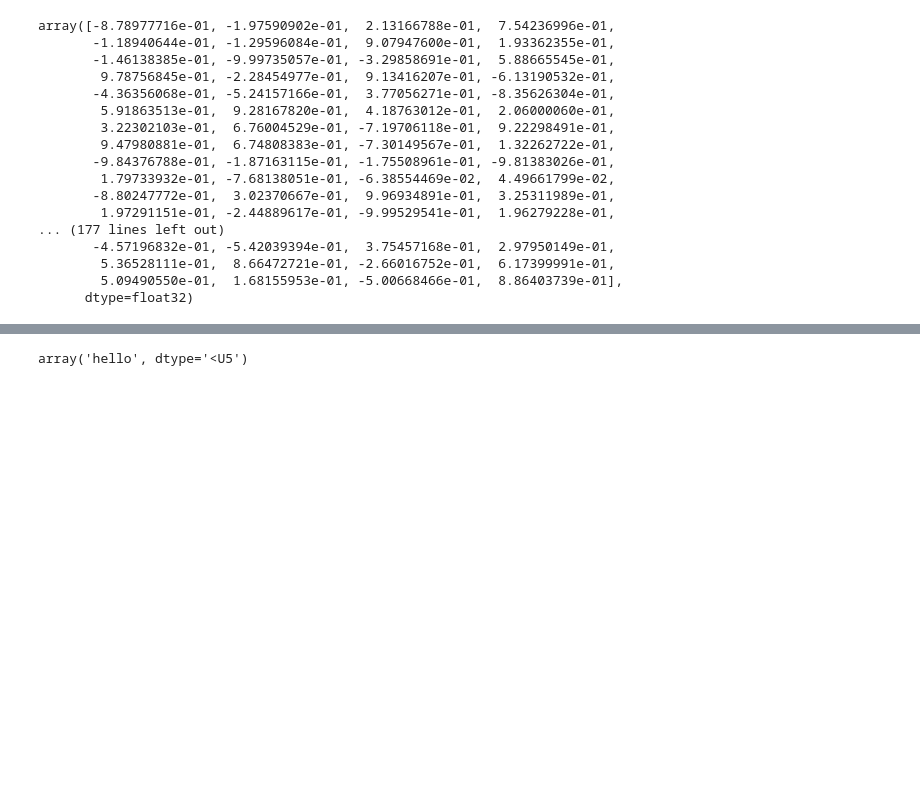
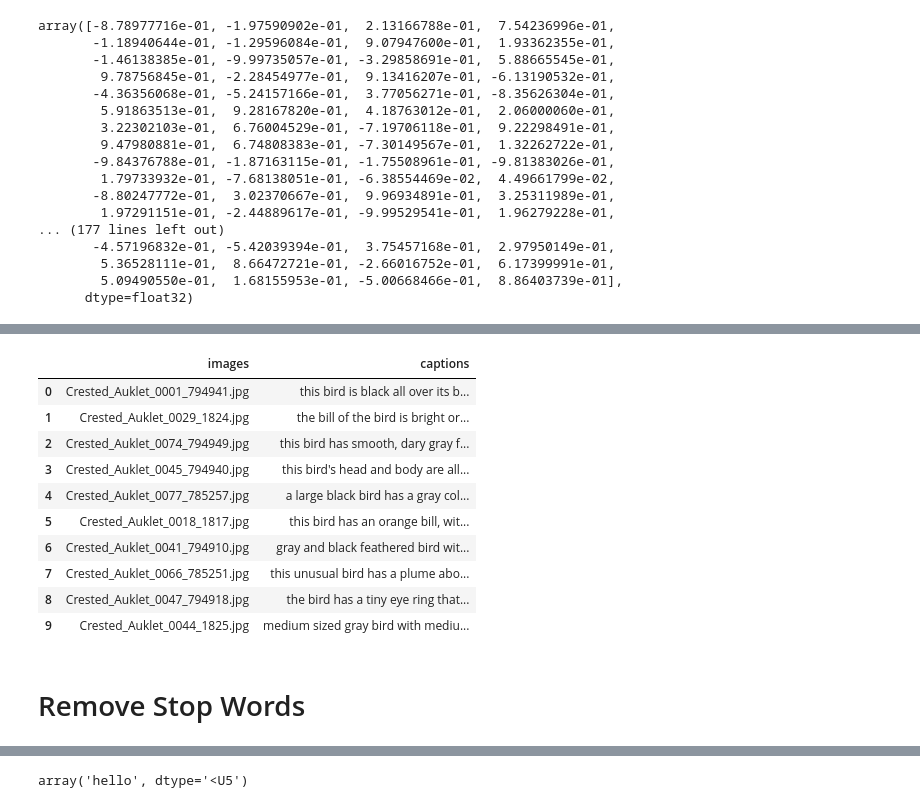
Before and after one commit to AhmedTammaa/text-to-image-GAN, a Jupyter notebook: Bert_embeddings.ipynb, the cells around one changed output, grey strips where cells are left out. Saved outputs shown, nothing was run; the diff lists cells and outputs as text; code cells hidden in the pictures; blank space fills up the shorter version.

```diff
--- a/Bert_embeddings.ipynb
+++ b/Bert_embeddings.ipynb
@@ -53,0 +66,16 @@ array([[0., 0., 0., 0., 0., 0., 0., 0., 0., 0., 0., 0., 0., 0., 0., 0.,
+# %%
+cleaned_final.head(10)
+# %% [output]
+|  | images | captions |
+| 0 | Crested_Auklet_0001_794941.jpg | this bird is black all over its b... |
+| 1 | Crested_Auklet_0029_1824.jpg | the bill of the bird is bright or... |
+| 2 | Crested_Auklet_0074_794949.jpg | this bird has smooth, dary gray f... |
+| 3 | Crested_Auklet_0045_794940.jpg | this bird's head and body are all... |
+| 4 | Crested_Auklet_0077_785257.jpg | a large black bird has a gray col... |
+| 5 | Crested_Auklet_0018_1817.jpg | this bird has an orange bill, wit... |
+| 6 | Crested_Auklet_0041_794910.jpg | gray and black feathered bird wit... |
+| 7 | Crested_Auklet_0066_785251.jpg | this unusual bird has a plume abo... |
+| 8 | Crested_Auklet_0047_794918.jpg | the bird has a tiny eye ring that... |
+| 9 | Crested_Auklet_0044_1825.jpg | medium sized gray bird with mediu... |
+# %% [markdown]
+# Remove Stop Words
```
Also changed, not shown: parts of 29 cells of this notebook, 1 other file.
